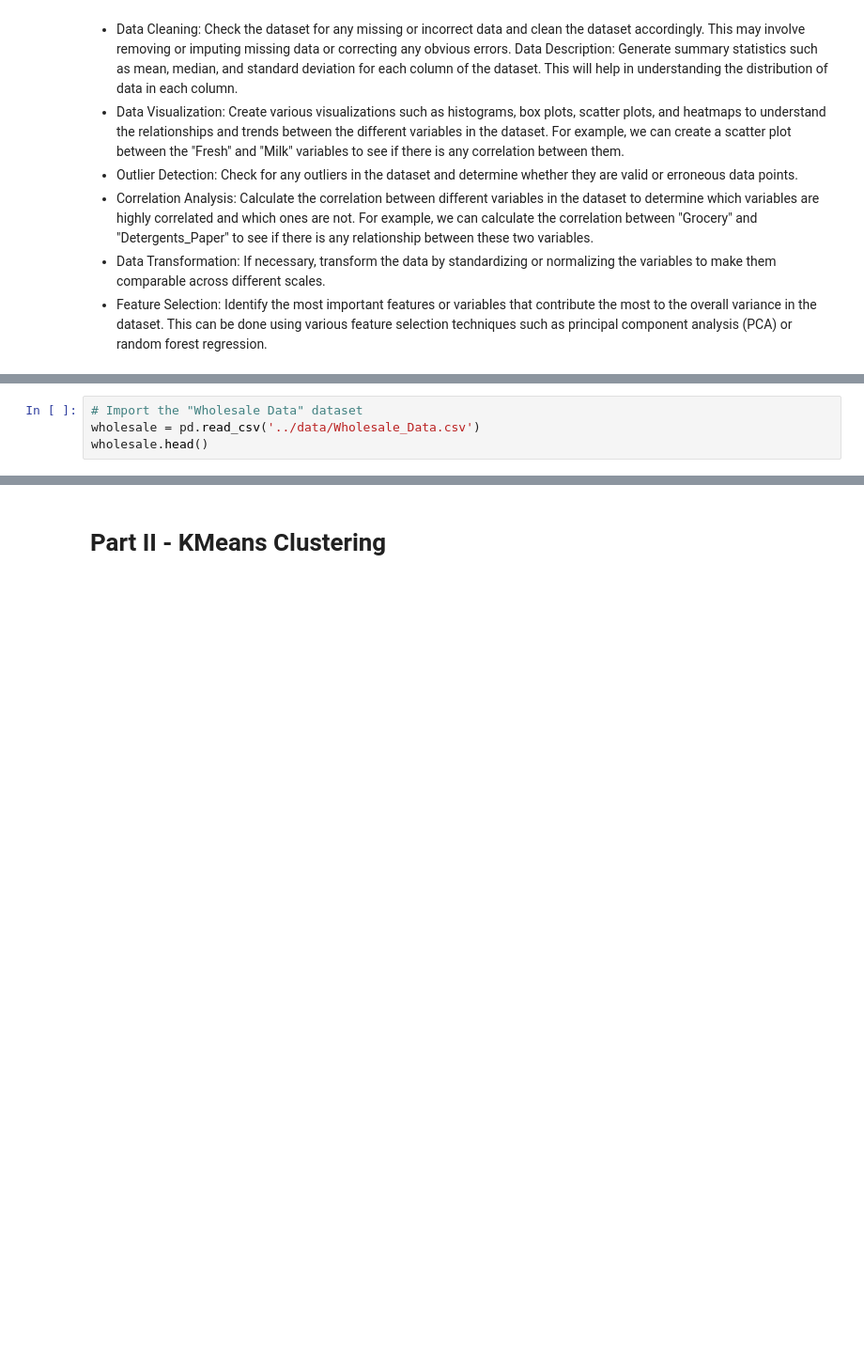
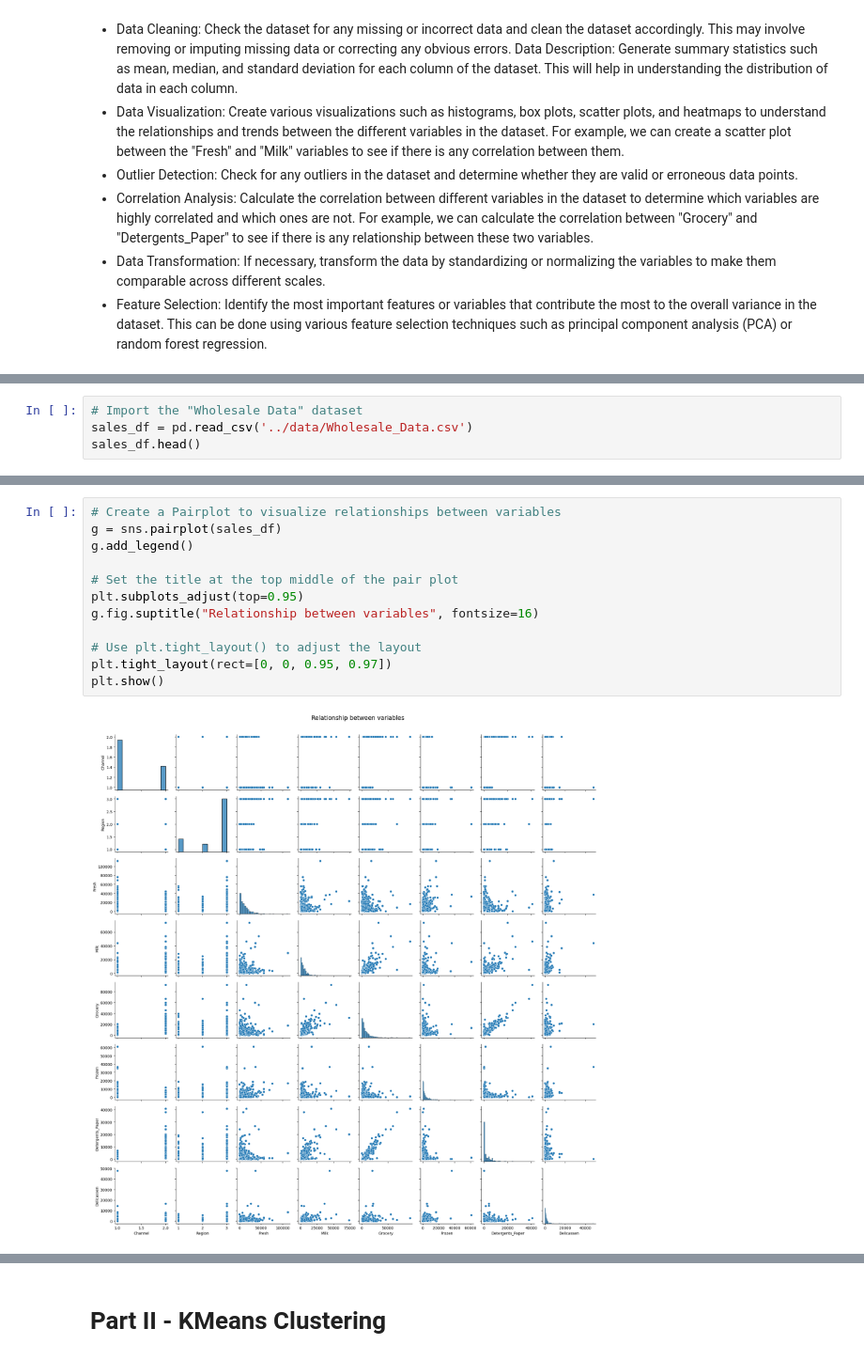
Before and after one commit to Nathan-13/ML-Project-Unsupervised-Learning, a Jupyter notebook: notebook/Unsupervised Learning - Project.ipynb, the cells around one changed output, grey strips where cells are left out. Shown at 94% size. Drawn from its saved outputs; the diff is of its cells as text; blank space fills up the shorter version.

```diff
--- a/notebook/Unsupervised Learning - Project.ipynb
+++ b/notebook/Unsupervised Learning - Project.ipynb
@@ -25,5 +30,5 @@ warnings.filterwarnings('ignore')
 # %%
 # Import the "Wholesale Data" dataset
-wholesale = pd.read_csv('../data/Wholesale_Data.csv')
-wholesale.head()
+sales_df = pd.read_csv('../data/Wholesale_Data.csv')
+sales_df.head()
 # %% [output]
@@ -30,0 +105,14 @@ FileNotFoundError: [Errno 2] No such file or directory: '../data/Wholesale_Data.
+# %%
+# Create a Pairplot to visualize relationships between variables
+g = sns.pairplot(sales_df)
+g.add_legend()
+
+# Set the title at the top middle of the pair plot
+plt.subplots_adjust(top=0.95)
+g.fig.suptitle("Relationship between variables", fontsize=16)
+
+# Use plt.tight_layout() to adjust the layout
+plt.tight_layout(rect=[0, 0, 0.95, 0.97])
+plt.show()
+# %% [output]
+[figure, added]
```
Also changed, not shown: parts of 51 cells of this notebook.
